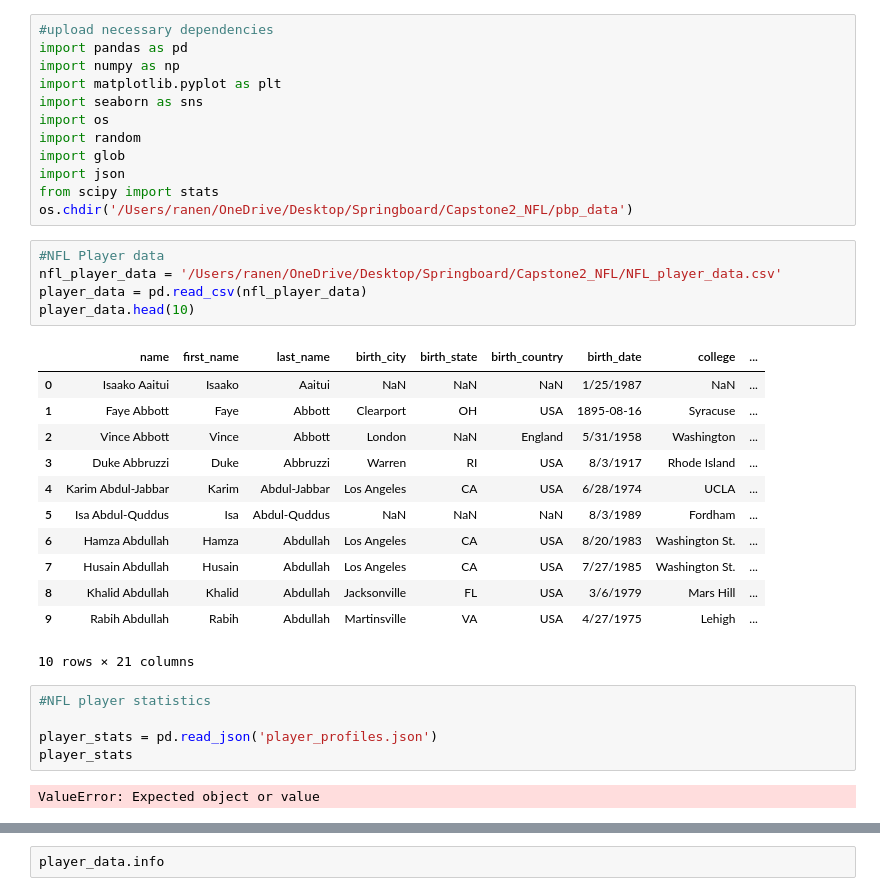
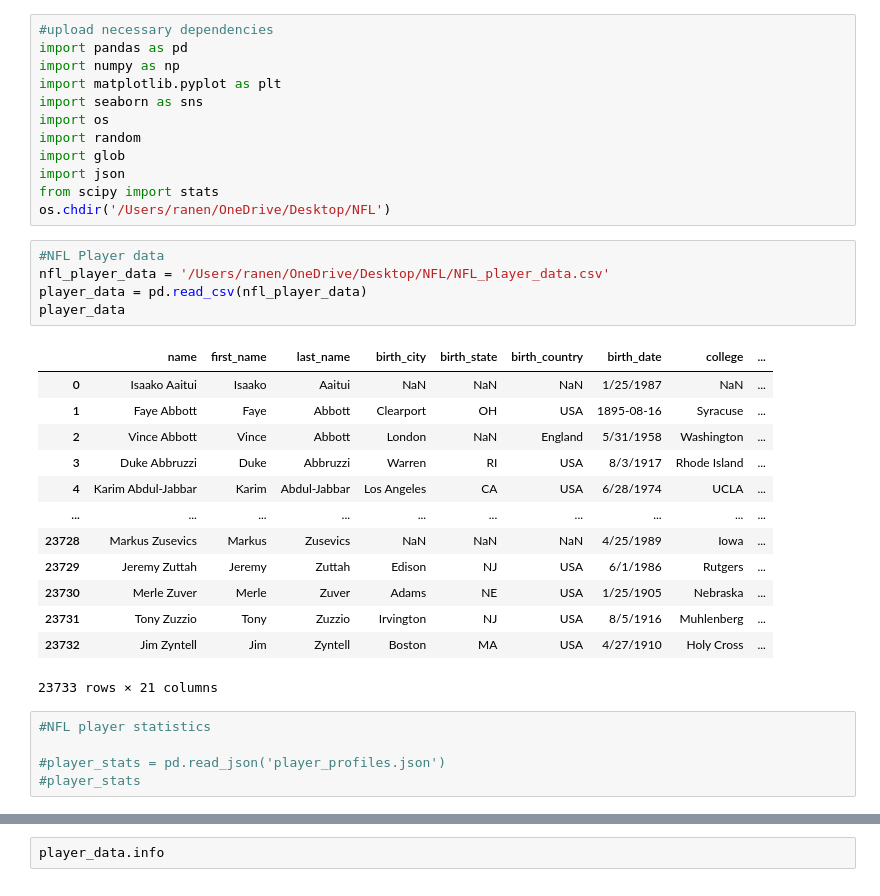
Before and after one commit to Ranealdinho/Springboard, a Jupyter notebook: Capstone2_NFL/RaneNajera_Capstone2_DataWrangling.ipynb, the cells around one changed output, grey strips where cells are left out. Drawn from its saved outputs; the diff is of its cells as text.

```diff
--- a/Capstone2_NFL/RaneNajera_Capstone2_DataWrangling.ipynb
+++ b/Capstone2_NFL/RaneNajera_Capstone2_DataWrangling.ipynb
@@ -9,31 +9,30 @@ import random
 import glob
 import json
 from scipy import stats
-os.chdir('/Users/ranen/OneDrive/Desktop/Springboard/Capstone2_NFL/pbp_data')
+os.chdir('/Users/ranen/OneDrive/Desktop/NFL')
 # %%
 #NFL Player data
-nfl_player_data = '/Users/ranen/OneDrive/Desktop/Springboard/Capstone2_NFL/NFL_player_data.csv'
+nfl_player_data = '/Users/ranen/OneDrive/Desktop/NFL/NFL_player_data.csv'
 player_data = pd.read_csv(nfl_player_data)
-player_data.head(10)
+player_data
 # %% [output]
 |  | name | first_name | last_name | birth_city | birth_state | birth_country | birth_date | college | ... |
 | 0 | Isaako Aaitui | Isaako | Aaitui | NaN | NaN | NaN | 1/25/1987 | NaN | ... |
 | 1 | Faye Abbott | Faye | Abbott | Clearport | OH | USA | 1895-08-16 | Syracuse | ... |
 | 2 | Vince Abbott | Vince | Abbott | London | NaN | England | 5/31/1958 | Washington | ... |
 | 3 | Duke Abbruzzi | Duke | Abbruzzi | Warren | RI | USA | 8/3/1917 | Rhode Island | ... |
 | 4 | Karim Abdul-Jabbar | Karim | Abdul-Jabbar | Los Angeles | CA | USA | 6/28/1974 | UCLA | ... |
-| 5 | Isa Abdul-Quddus | Isa | Abdul-Quddus | NaN | NaN | NaN | 8/3/1989 | Fordham | ... |
-| 6 | Hamza Abdullah | Hamza | Abdullah | Los Angeles | CA | USA | 8/20/1983 | Washington St. | ... |
-| 7 | Husain Abdullah | Husain | Abdullah | Los Angeles | CA | USA | 7/27/1985 | Washington St. | ... |
-| 8 | Khalid Abdullah | Khalid | Abdullah | Jacksonville | FL | USA | 3/6/1979 | Mars Hill | ... |
-| 9 | Rabih Abdullah | Rabih | Abdullah | Martinsville | VA | USA | 4/27/1975 | Lehigh | ... |
+| ... | ... | ... | ... | ... | ... | ... | ... | ... | ... |
+| 23728 | Markus Zusevics | Markus | Zusevics | NaN | NaN | NaN | 4/25/1989 | Iowa | ... |
+| 23729 | Jeremy Zuttah | Jeremy | Zuttah | Edison | NJ | USA | 6/1/1986 | Rutgers | ... |
+| 23730 | Merle Zuver | Merle | Zuver | Adams | NE | USA | 1/25/1905 | Nebraska | ... |
+| 23731 | Tony Zuzzio | Tony | Zuzzio | Irvington | NJ | USA | 8/5/1916 | Muhlenberg | ... |
+| 23732 | Jim Zyntell | Jim | Zyntell | Boston | MA | USA | 4/27/1910 | Holy Cross | ... |
-10 rows × 21 columns
+23733 rows × 21 columns
 # %%
 #NFL player statistics
 
-player_stats = pd.read_json('player_profiles.json')
-player_stats
+#player_stats = pd.read_json('player_profiles.json')
+#player_stats
-# %% [output]
-ValueError: Expected object or value
 # %%
 #nfl game data
```
Also changed, not shown: parts of 2 cells of this notebook.
